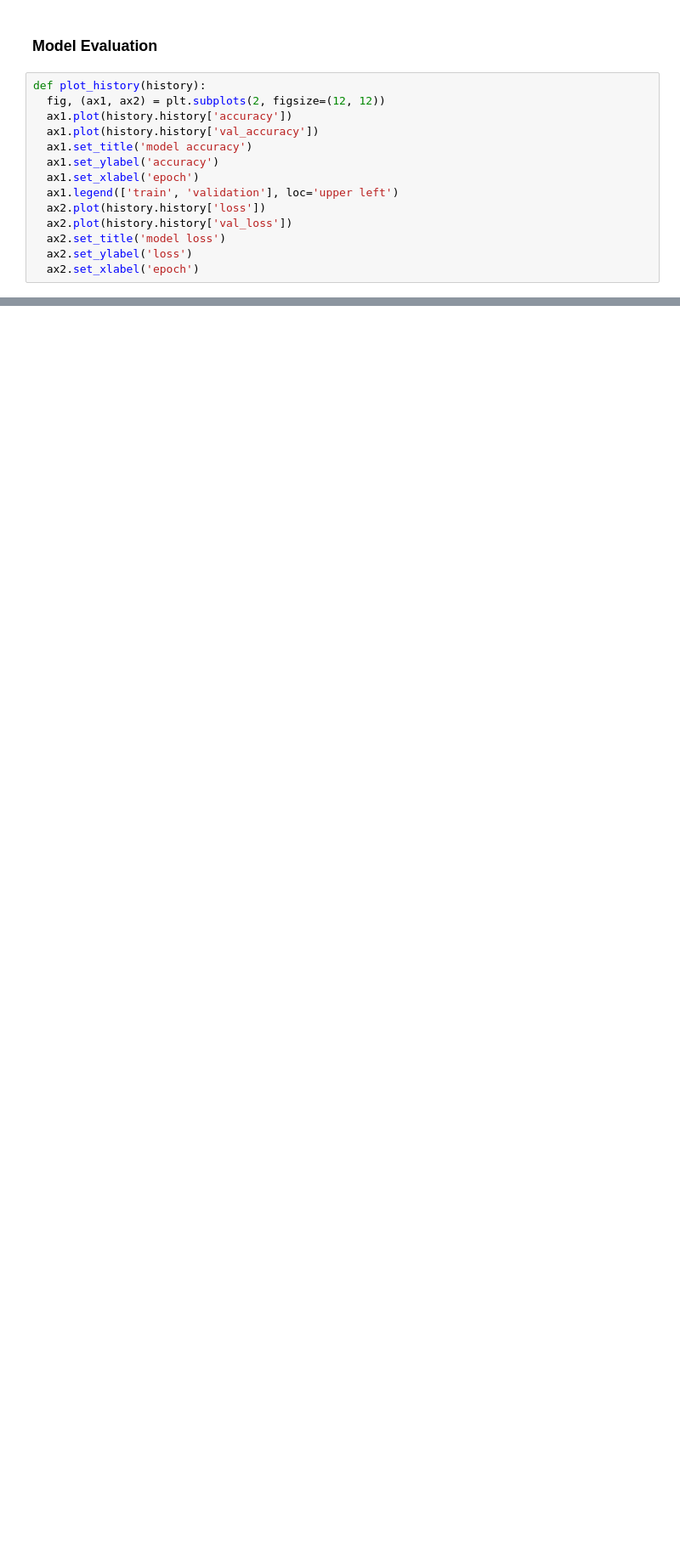
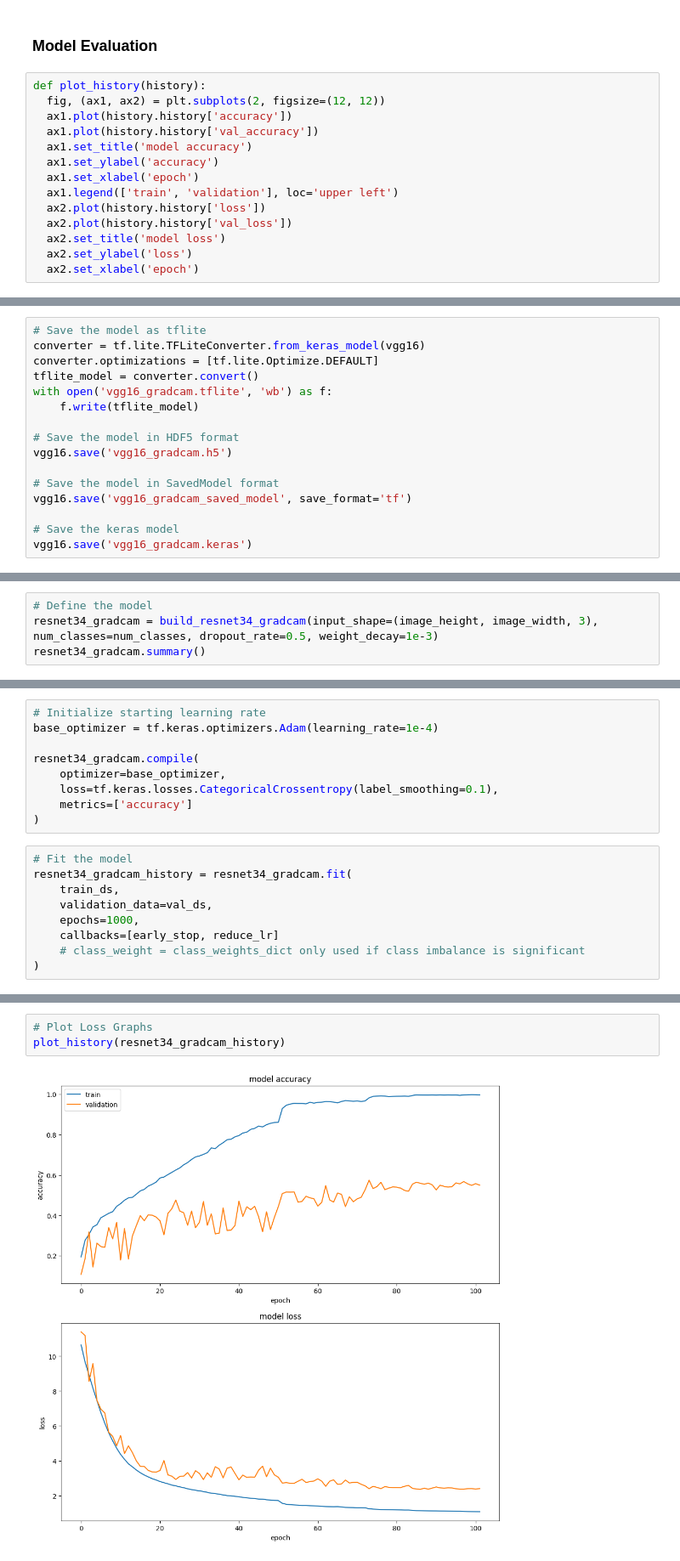
Before and after one commit to machiwao/CCDEPLRL_PROJECT_COM222, a Jupyter notebook: CCDEPLRL_PROJECT_COM222_Project_Implementation.ipynb, the cells around one changed output, grey strips where cells are left out. Shown at 85% size. Cells and saved outputs as stored; diff of their text form; blank space fills up the shorter version.

```diff
--- a/CCDEPLRL_PROJECT_COM222_Project_Implementation.ipynb
+++ b/CCDEPLRL_PROJECT_COM222_Project_Implementation.ipynb
@@ -689,0 +693,16 @@ InternalError: Failed copying input tensor from /job:localhost/replica:0/task:0/
+# %%
+# Save the model as tflite
+converter = tf.lite.TFLiteConverter.from_keras_model(vgg16)
+converter.optimizations = [tf.lite.Optimize.DEFAULT]
+tflite_model = converter.convert()
+with open('vgg16_gradcam.tflite', 'wb') as f:
+    f.write(tflite_model)
+
+# Save the model in HDF5 format
+vgg16.save('vgg16_gradcam.h5')
+
+# Save the model in SavedModel format
+vgg16.save('vgg16_gradcam_saved_model', save_format='tf')
+
+# Save the keras model
+vgg16.save('vgg16_gradcam.keras')
@@ -689,0 +832,4 @@ InternalError: Failed copying input tensor from /job:localhost/replica:0/task:0/
+# %%
+# Define the model
+resnet34_gradcam = build_resnet34_gradcam(input_shape=(image_height, image_width, 3), num_classes=num_classes, dropout_rate=0.5, weight_decay=1e-3)
+resnet34_gradcam.summary()
@@ -689,0 +854,18 @@ InternalError: Failed copying input tensor from /job:localhost/replica:0/task:0/
+# %%
+# Initialize starting learning rate
+base_optimizer = tf.keras.optimizers.Adam(learning_rate=1e-4)
+
+resnet34_gradcam.compile(
+    optimizer=base_optimizer,
+    loss=tf.keras.losses.CategoricalCrossentropy(label_smoothing=0.1),
+    metrics=['accuracy']
+)
+# %%
+# Fit the model
+resnet34_gradcam_history = resnet34_gradcam.fit(
+    train_ds,
+    validation_data=val_ds,
+    epochs=1000,
+    callbacks=[early_stop, reduce_lr]
+    # class_weight = class_weights_dict only used if class imbalance is significant
+)
@@ -689,0 +892,5 @@ InternalError: Failed copying input tensor from /job:localhost/replica:0/task:0/
+# %%
+# Plot Loss Graphs
+plot_history(resnet34_gradcam_history)
+# %% [output]
+[figure, added]
```
Also changed, not shown: parts of 65 cells of this notebook.
